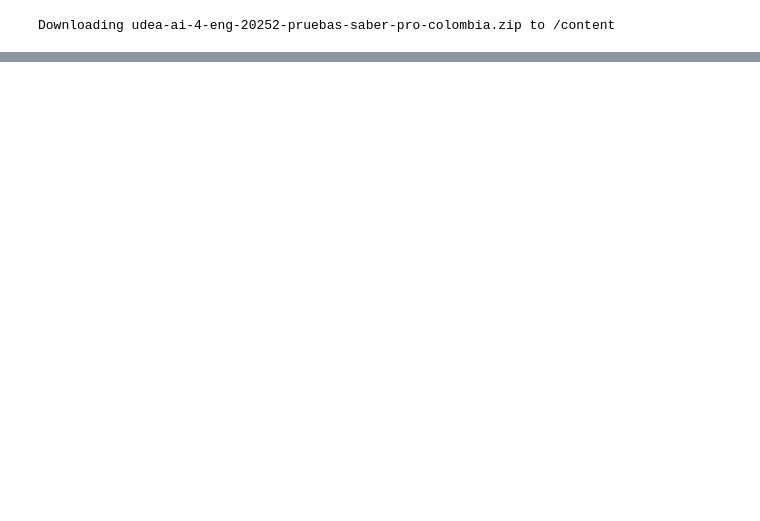
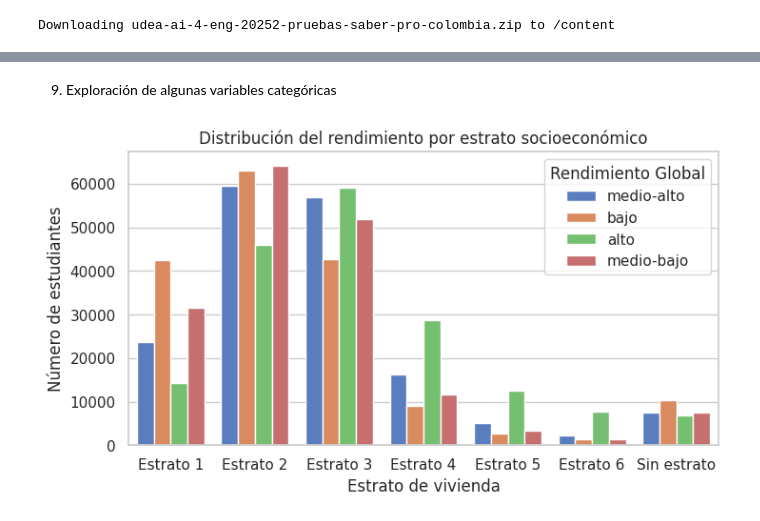
Before and after one commit to VanesaHM/ProyectoKaggle, a Jupyter notebook: 01_exploración.ipynb, the cells around one changed output, grey strips where cells are left out. Drawn from its saved outputs; the diff is of its cells as text; code cells hidden in the pictures; blank space fills up the shorter version.

```diff
--- a/01_exploración.ipynb
+++ b/01_exploración.ipynb
@@ -17,0 +38,3 @@ See my courses and progress
+# %%
+pd.set_option('display.max_columns', None)
+sns.set(style="whitegrid", palette="muted")
@@ -567,0 +54,2 @@ Name: count, Length: 919, dtype: int64
+# %%
+train = pd.read_csv("train.csv")
@@ -567,0 +168,35 @@ Name: count, Length: 919, dtype: int64
+# %% [markdown]
+9. Exploración de algunas variables categóricas
+# %%
+# ESTRATO SOCIOECONÓMICO DE LA VIVIENDA VS RENDIMIENTO GLOBAL DEL ESTUDIANTE
+
+#Reemplazar valores vacíos o nulos por "Sin estrato"
+train['F_ESTRATOVIVIENDA'] = (
+    train['F_ESTRATOVIVIENDA']
+    .fillna('Sin estrato')                # reemplaza NaN
+    .replace('', 'Sin estrato')           # reemplaza cadena vacía
+    .replace(' ', 'Sin estrato')          # reemplaza espacios
+    .str.strip()                          # elimina espacios sobrantes
+)
+
+orden_estratos = [
+    'Estrato 1', 'Estrato 2', 'Estrato 3',
+    'Estrato 4', 'Estrato 5', 'Estrato 6', 'Sin estrato'
+]
+
+# Verificar si la columna existe y graficar
+if 'F_ESTRATOVIVIENDA' in train.columns:
+    plt.figure(figsize=(8,4))
+    sns.countplot(
+        x='F_ESTRATOVIVIENDA',
+        data=train,
+        hue='RENDIMIENTO_GLOBAL',
+        order=orden_estratos
+    )
+    plt.title("Distribución del rendimiento por estrato socioeconómico")
+    plt.xlabel("Estrato de vivienda")
+    plt.ylabel("Número de estudiantes")
+    plt.legend(title="Rendimiento Global")
+    plt.show()
+# %% [output]
+[figure, added]
```
Also changed, not shown: parts of 106 cells of this notebook.
